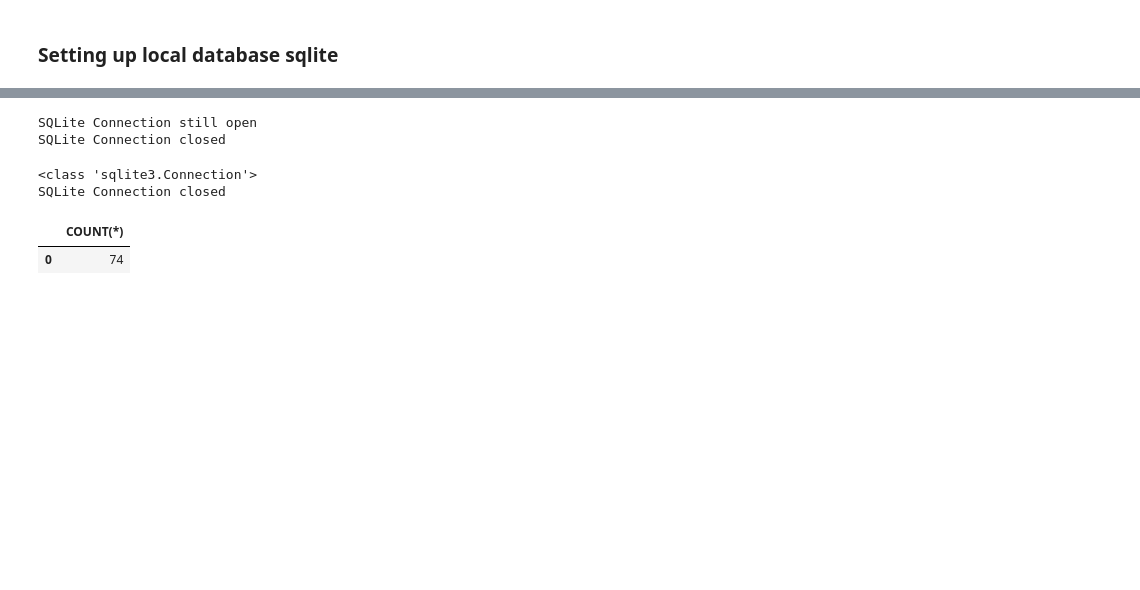
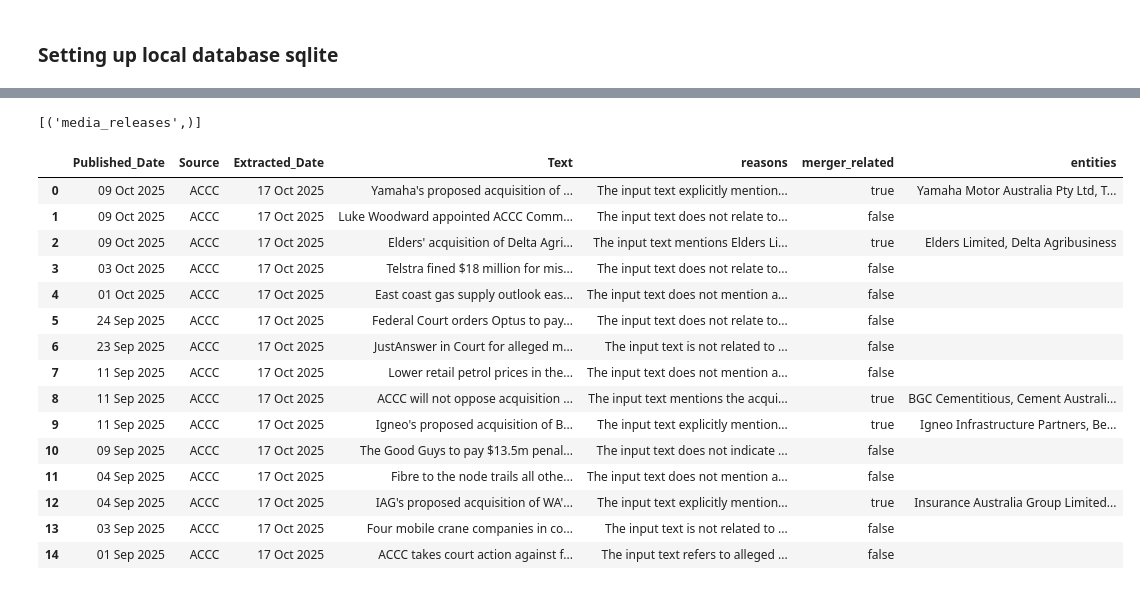
Before and after one commit to chuash/MergerScan, a Jupyter notebook: Draft.ipynb, the cells around one changed output, grey strips where cells are left out. Cells and saved outputs as stored; diff of their text form; code cells hidden in the pictures; blank space fills up the shorter version.

```diff
--- a/Draft.ipynb
+++ b/Draft.ipynb
@@ -1185,38 +1098,7 @@ df_extract.shape
-# %%
-if conn:
-    print('SQLite Connection still open')
-    conn.close()
-    print('SQLite Connection closed')
-# %% [output]
-SQLite Connection still open
-SQLite Connection closed
 # %%
-import pandas as pd
-import sqlite3
-
-def db_conn(dbinstance:str, func:str):
-    try:
-        # Connect to the M&A SQLite database
-        conn = sqlite3.connect(dbinstance)
-        print(type(conn))
-        df = eval(func)
-        return df
-    except (sqlite3.Error, Exception, BaseException) as e:
-        raise MyError(f"Error: {e}")
-    finally:
-        # Ensure the database connection is closed
-        if conn:
-            conn.close()
-            print('SQLite Connection closed')
-
-query = 'pd.read_sql_query("SELECT COUNT(*) FROM test", conn)'
+conn = sqlite3.connect('database/data.db')
+cursor = conn.cursor()
+tablelist = cursor.execute("SELECT name FROM sqlite_master WHERE type='table';").fetchall()
+tablelist
+# %% [output]
+[('media_releases',)]
-# %%
-df_1 = db_conn(dbinstance='temp/data.db', func=query)
-# %% [output]
-<class 'sqlite3.Connection'>
-SQLite Connection closed
-# %%
-df_1
-# %% [output]
-|  | COUNT(*) |
-| 0 | 74 |
@@ -1222,0 +1110,21 @@ df_1
+# %%
+query = f"SELECT * FROM {tablename}"
+df = pd.read_sql_query(query, conn)
+df
+# %% [output]
+|  | Published_Date | Source | Extracted_Date | Text | reasons | merger_related | entities |
+| 0 | 09 Oct 2025 | ACCC | 17 Oct 2025 | Yamaha's proposed acquisition of ... | The input text explicitly mention... | true | Yamaha Motor Australia Pty Ltd, T... |
+| 1 | 09 Oct 2025 | ACCC | 17 Oct 2025 | Luke Woodward appointed ACCC Comm... | The input text does not relate to... | false |  |
+| 2 | 09 Oct 2025 | ACCC | 17 Oct 2025 | Elders' acquisition of Delta Agri... | The input text mentions Elders Li... | true | Elders Limited, Delta Agribusiness |
+| 3 | 03 Oct 2025 | ACCC | 17 Oct 2025 | Telstra fined $18 million for mis... | The input text does not relate to... | false |  |
+| 4 | 01 Oct 2025 | ACCC | 17 Oct 2025 | East coast gas supply outlook eas... | The input text does not mention a... | false |  |
+| 5 | 24 Sep 2025 | ACCC | 17 Oct 2025 | Federal Court orders Optus to pay... | The input text does not relate to... | false |  |
+| 6 | 23 Sep 2025 | ACCC | 17 Oct 2025 | JustAnswer in Court for alleged m... | The input text is not related to ... | false |  |
+| 7 | 11 Sep 2025 | ACCC | 17 Oct 2025 | Lower retail petrol prices in the... | The input text does not mention a... | false |  |
+| 8 | 11 Sep 2025 | ACCC | 17 Oct 2025 | ACCC will not oppose acquisition ... | The input text mentions the acqui... | true | BGC Cementitious, Cement Australi... |
+| 9 | 11 Sep 2025 | ACCC | 17 Oct 2025 | Igneo's proposed acquisition of B... | The input text explicitly mention... | true | Igneo Infrastructure Partners, Be... |
+| 10 | 09 Sep 2025 | ACCC | 17 Oct 2025 | The Good Guys to pay $13.5m penal... | The input text does not indicate ... | false |  |
+| 11 | 04 Sep 2025 | ACCC | 17 Oct 2025 | Fibre to the node trails all othe... | The input text does not mention a... | false |  |
+| 12 | 04 Sep 2025 | ACCC | 17 Oct 2025 | IAG's proposed acquisition of WA'... | The input text explicitly mention... | true | Insurance Australia Group Limited... |
+| 13 | 03 Sep 2025 | ACCC | 17 Oct 2025 | Four mobile crane companies in co... | The input text is not related to ... | false |  |
+| 14 | 01 Sep 2025 | ACCC | 17 Oct 2025 | ACCC takes court action against f... | The input text refers to alleged ... | false |  |
```
Also changed, not shown: parts of 20 cells of this notebook, 6 other files.
